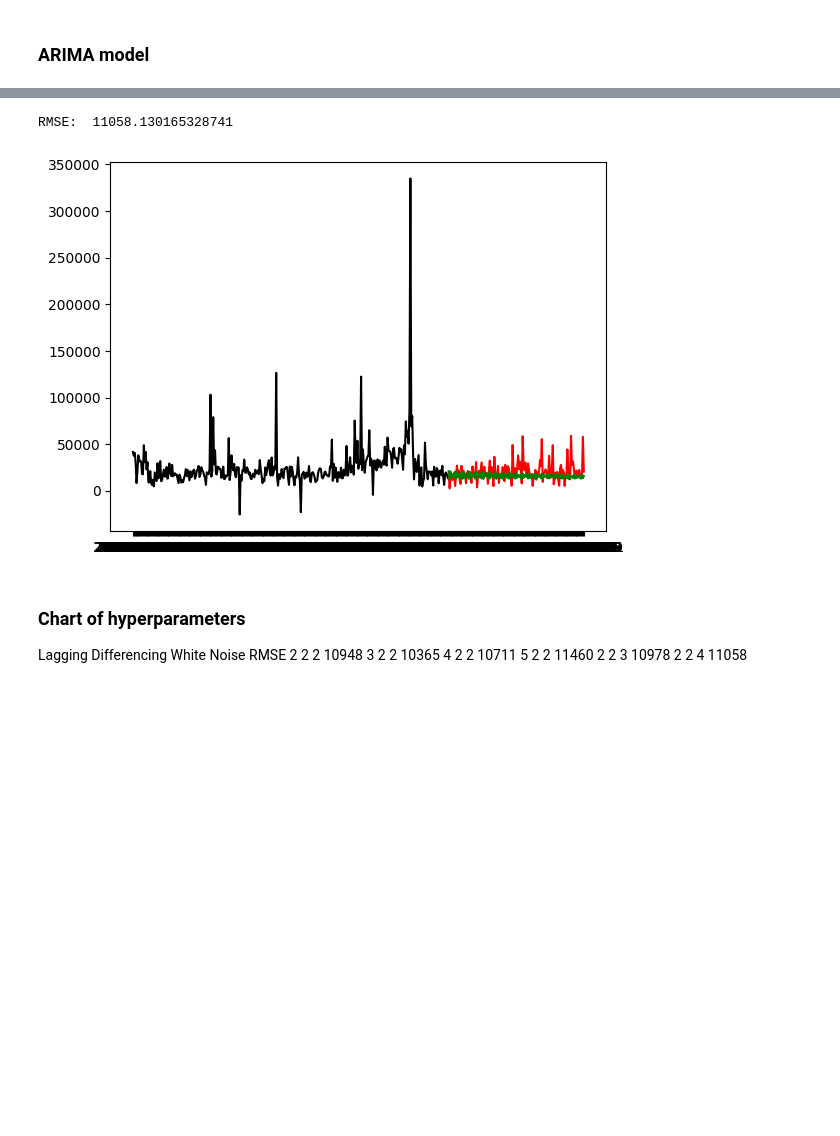
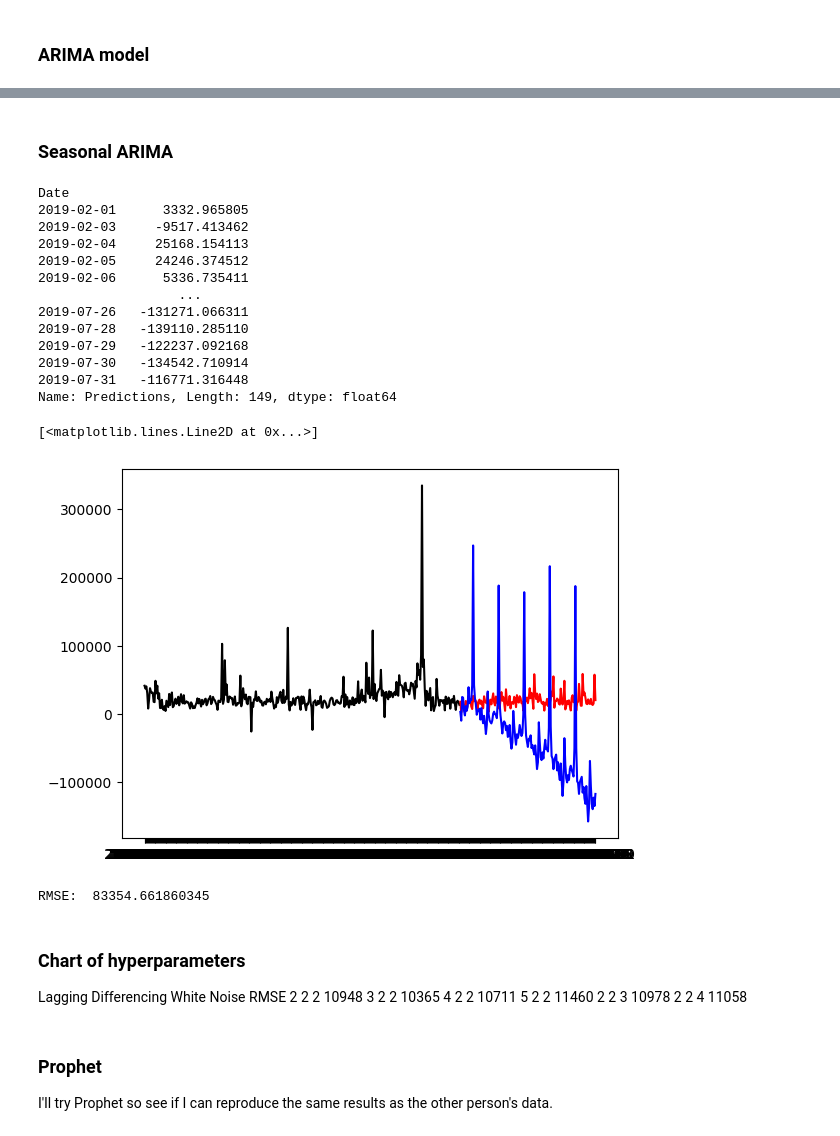
Before and after one commit to grquigg/ai-workflow-capstone, a Jupyter notebook: time_series.ipynb, the cells around one changed output, grey strips where cells are left out. Cells and saved outputs as stored; diff of their text form; code cells hidden in the pictures; blank space fills up the shorter version.

```diff
--- a/time_series.ipynb
+++ b/time_series.ipynb
@@ -79,16 +98,20 @@ plt.show()
 # %% [markdown]
 ### Split data into training and testing datasets ###
 # %%
-n = int(len(df)*0.7)
-train = df[df.index < n]
-test = df[df.index >= n]
-train.index = train["Date"]
-test.index = test["Date"]
+def train_test_split(df, split=0.7):
+    n = int(len(df)*split)
+    train = df[df.index < n]
+    test = df[df.index >= n]
+    train.index = train["Date"]
+    test.index = test["Date"]
+    return train, test
+
+train, test = train_test_split(df)
 plt.plot(train["Date"], train["Total Revenue"], color = "black")
 plt.plot(test["Date"], test["Total Revenue"], color = "red")
-plt.ylabel('BTC Price')
+plt.ylabel('Total Revenue')
 plt.xlabel('Date')
 plt.xticks(rotation=45)
-plt.title("Train/Test split for BTC Data")
+plt.title("Train/Test split for Revenue data")
 plt.show()
 # %% [output]
@@ -182,21 +381,41 @@ RMSE:  17395.81366414085
+# %% [markdown]
+### Seasonal ARIMA ###
 # %%
-ARIMAmodel = ARIMA(y, order = (2, 2, 4))
-ARIMAmodel = ARIMAmodel.fit()
+parameters = {"order": [(i, j, k) for i in range(1,6) for j in range(1,6) for k in range(1,6)]}
 
-y_pred = ARIMAmodel.get_forecast(len(test.index))
+SARIMAXmodel = SARIMAX(y, order = (3,1,6), seasonal_order=(2,2,2,28))
+SARIMAXmodel = SARIMAXmodel.fit()
+
+y_pred = SARIMAXmodel.get_forecast(len(test.index))
 y_pred_df = y_pred.conf_int(alpha = 0.05)
-y_pred_df["Predictions"] = ARIMAmodel.predict(start = y_pred_df.index[0], end = y_pred_df.index[-1])
-y_pred_df["Date"] = test["Date"]
+y_pred_df["Predictions"] = SARIMAXmodel.predict(start = y_pred_df.index[0], end = y_pred_df.index[-1])
+y_pred_df.index = test.index
 y_pred_out = y_pred_df["Predictions"]
-plt.plot(train["Date"], train["Total Revenue"], color = "black")
-plt.plot(test["Date"], test["Total Revenue"], color = "red")
-plt.plot(y_pred_df["Date"], y_pred_out, color='green', label = 'Predictions')
-
-arma_rmse = np.sqrt(mean_squared_error(test["Total Revenue"].values, y_pred_df["Predictions"]))
-print("RMSE: ",arma_rmse)
+print(y_pred_out)
+plt.plot(train.index, train["Total Revenue"], color = "black")
+plt.plot(test.index, test["Total Revenue"], color = "red")
+plt.plot(y_pred_out.index, y_pred_out, color='Blue', label = 'SARIMA Predictions')
 # %% [output]
-RMSE:  11058.130165328741
+Date
+2019-02-01      3332.965805
+2019-02-03     -9517.413462
+2019-02-04     25168.154113
+2019-02-05     24246.374512
+2019-02-06      5336.735411
+                  ...
+2019-07-26   -131271.066311
+2019-07-28   -139110.285110
+2019-07-29   -122237.092168
+2019-07-30   -134542.710914
+2019-07-31   -116771.316448
+Name: Predictions, Length: 149, dtype: float64
+[<matplotlib.lines.Line2D at 0x...>]
-[figure, old version]
+[figure, new version]
+# %%
+arma_rmse = np.sqrt(mean_squared_error(test["Total Revenue"].values, y_pred_df["Predictions"]))
+print("RMSE: ",arma_rmse)
+# %% [output]
+RMSE:  83354.661860345
 # %% [markdown]
 ### Chart of hyperparameters ###
 Lagging     Differencing        White Noise         RMSE
@@ -206,3 +425,7 @@ Lagging     Differencing        White Noise         RMSE
 5           2                   2                   11460
 2           2                   3                   10978
 2           2                   4                   11058
+# %% [markdown]
+### Prophet ###
+
+I'll try Prophet so see if I can reproduce the same results as the other person's data.
```
Also changed, not shown: parts of 32 cells of this notebook, 5 other files.
